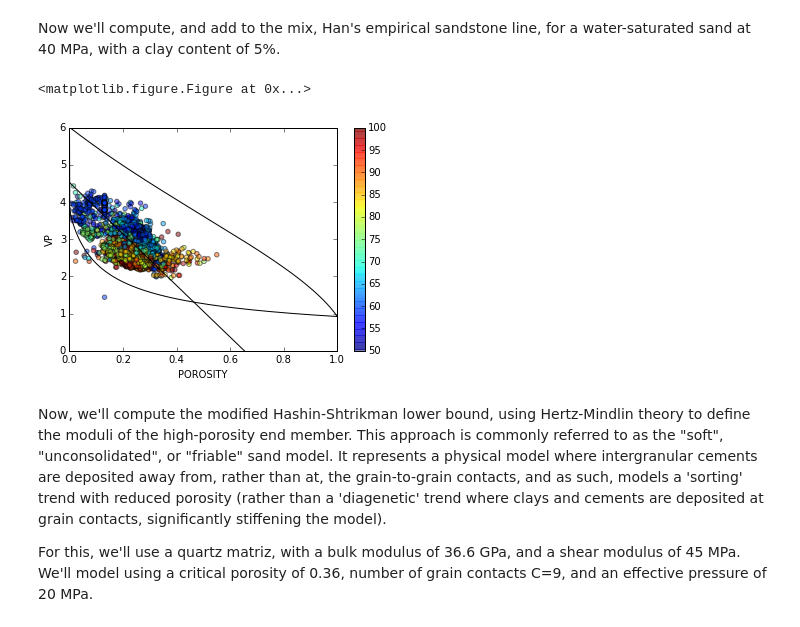
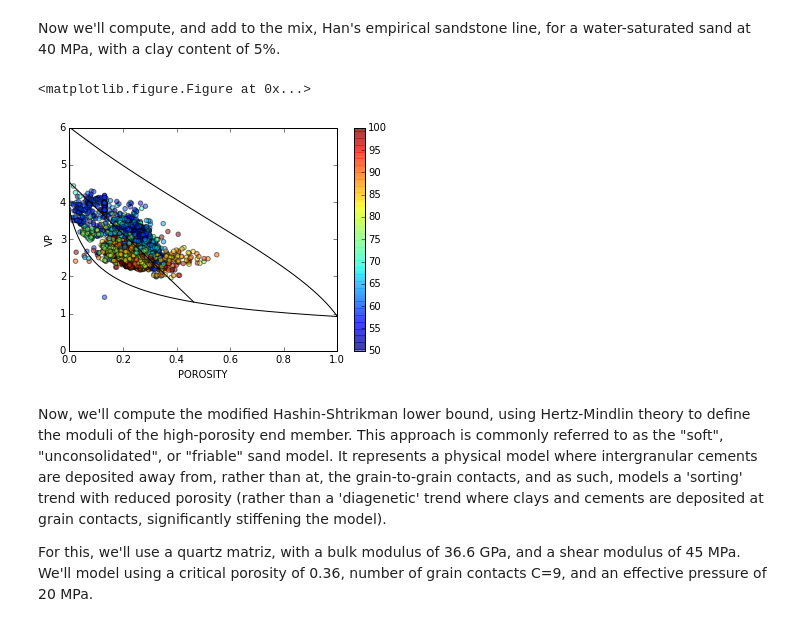
Before and after one commit to sconten/rppy, a Jupyter notebook: notebooks/QSI Sample Workflow.ipynb, the cells around one changed output. Drawn from its saved outputs; the diff is of its cells as text; code cells hidden in the pictures.

```diff
--- a/notebooks/QSI Sample Workflow.ipynb
+++ b/notebooks/QSI Sample Workflow.ipynb
@@ -152,23 +152,24 @@ plt.show()
 Now we'll compute, and add to the mix, Han's empirical sandstone line, for a water-saturated sand at 40 MPa, with a clay content of 5%.
 # %%
 Vphan, Vshan = rppy.media.han(phi_2, 0.5)
+Vphan[Vphan < Vpl] = None
 
 plt.figure(5)
 fig, ax = plt.subplots()
 im = plt.scatter(phi, well2.data["Vp"], s=20, c=well2.data["GR"], alpha=0.5)
 plt.xlabel('POROSITY')
 plt.ylabel('VP')
 plt.xlim([0, 1])
 plt.ylim([0, 6])
 plt.clim([50, 100])
 cbar = fig.colorbar(im, ax=ax)
 plt.plot(phi_2, Vpu, 'k')
 plt.plot(phi_2, Vpl, 'k')
 plt.plot(phi_2, Vphan, 'k')
 plt.show()
 # %% [output]
 <matplotlib.figure.Figure at 0x...>
-[figure, old version]
+[figure, new version]
 # %% [markdown]
 Now, we'll compute the modified Hashin-Shtrikman lower bound, using Hertz-Mindlin theory to define the moduli of the high-porosity end member. This approach is commonly referred to as the "soft", "unconsolidated", or "friable" sand model. It represents a physical model where intergranular cements are deposited away from, rather than at, the grain-to-grain contacts, and as such, models a 'sorting' trend with reduced porosity (rather than a 'diagenetic' trend where clays and cements are deposited at grain contacts, significantly stiffening the model).
 
```
Also changed, not shown: parts of 1 cell of this notebook, 2 other files.
